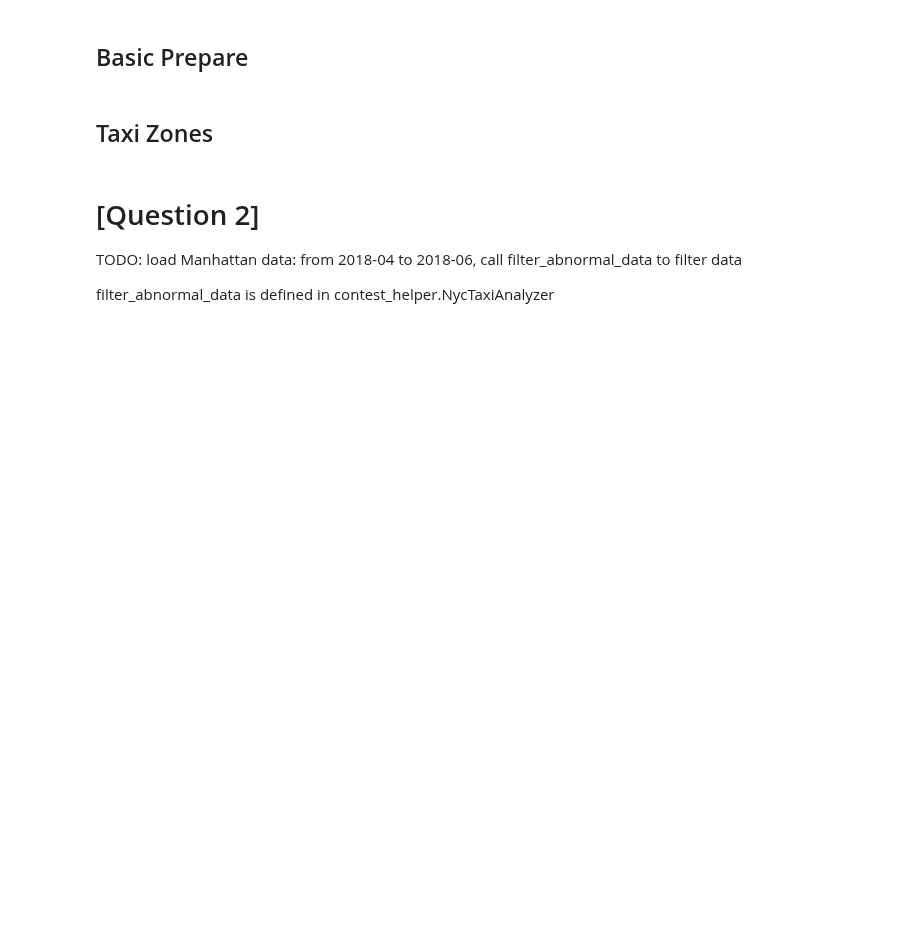
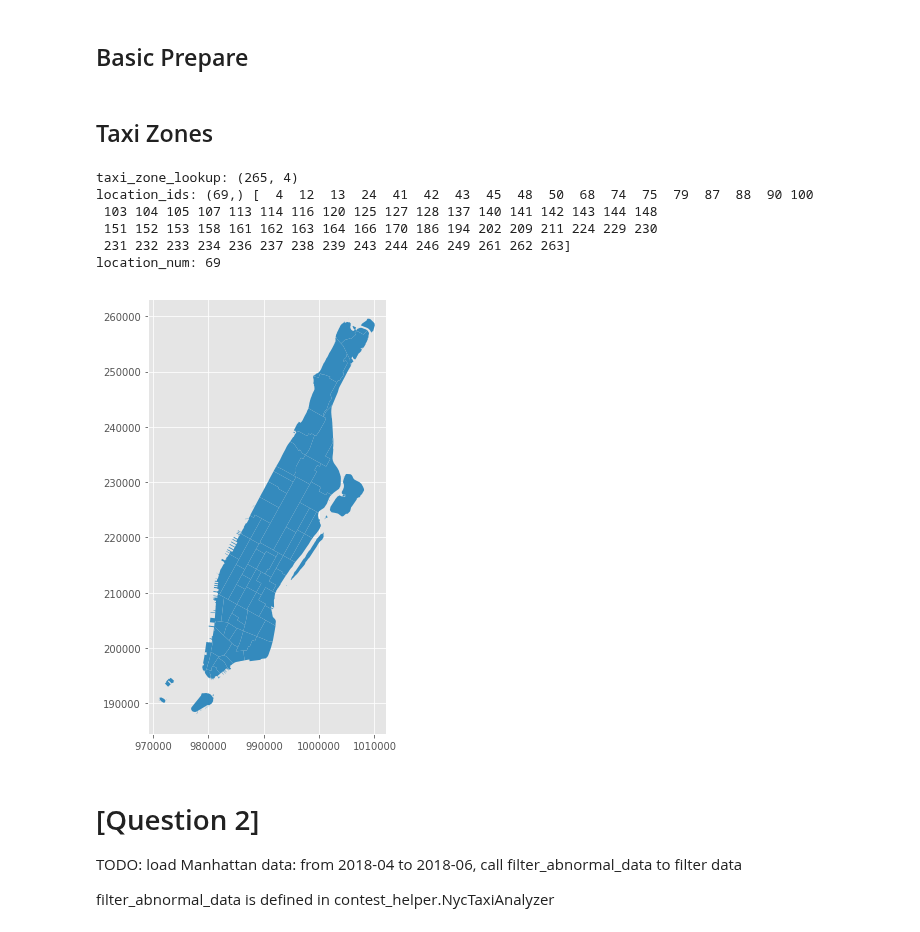
Before and after one commit to hlmiao/nyc_taxi_requests_prediction, a Jupyter notebook: nyc_taxi_requests_prediction.ipynb, the cells around one changed output. Cells and saved outputs as stored; diff of their text form; code cells hidden in the pictures; blank space fills up the shorter version.

```diff
--- a/nyc_taxi_requests_prediction.ipynb
+++ b/nyc_taxi_requests_prediction.ipynb
@@ -59,2 +53,16 @@ pd.set_option('display.float_format', lambda x: '%.3f' % x)
+# %%
+# global setting
+logger = logging.getLogger()
+logger.setLevel(logging.INFO)
+
+plt.rcParams['figure.figsize'] = [12, 8]
+plt.style.use('ggplot')
+pd.set_option('display.max_columns', None)
+pd.set_option('display.float_format', lambda x: f'{x:.3f}')
+
+
+fd = datetime.datetime.strptime('2018-04-01 00:00:00', '%Y-%m-%d %H:%M:%S') # first_datetime '2018-04-01 00:00:00'
+ld = datetime.datetime.strptime('2018-07-01 00:00:00', '%Y-%m-%d %H:%M:%S') # last_datetime '2018-07-01 00:00:00'
+tvsd = datetime.datetime.strptime('2018-06-01 00:00:00', '%Y-%m-%d %H:%M:%S') # train_valid_split_datetime '2018-06-01 00:00:00'
 # %% [markdown]
 ## Taxi Zones
@@ -87,3 +69,18 @@ nyc_taxi_analyzer.describe()
+# %%
+nyc_taxi_analyzer = contest_helper.NycTaxiAnalyzer('nyc_tlc/misc/taxi_zone_lookup.csv',
+                                                   'nyc_tlc/misc/taxi_zones/taxi_zones.shp',
+                                                   borough='Manhattan',
+                                                   first_datetime=fd, last_datetime=ld)
+
+nyc_taxi_analyzer.describe_shape()
+# %% [output]
+taxi_zone_lookup: (265, 4)
+location_ids: (69,) [  4  12  13  24  41  42  43  45  48  50  68  74  75  79  87  88  90 100
+ 103 104 105 107 113 114 116 120 125 127 128 137 140 141 142 143 144 148
+ 151 152 153 158 161 162 163 164 166 170 186 194 202 209 211 224 229 230
+ 231 232 233 234 236 237 238 239 243 244 246 249 261 262 263]
+location_num: 69
+[figure, added]
 # %% [markdown]
 # [Question 2]
 TODO: load Manhattan data: from 2018-04 to 2018-06, call filter_abnormal_data to filter data
```
Also changed, not shown: parts of 2 cells of this notebook, 2 other files.
